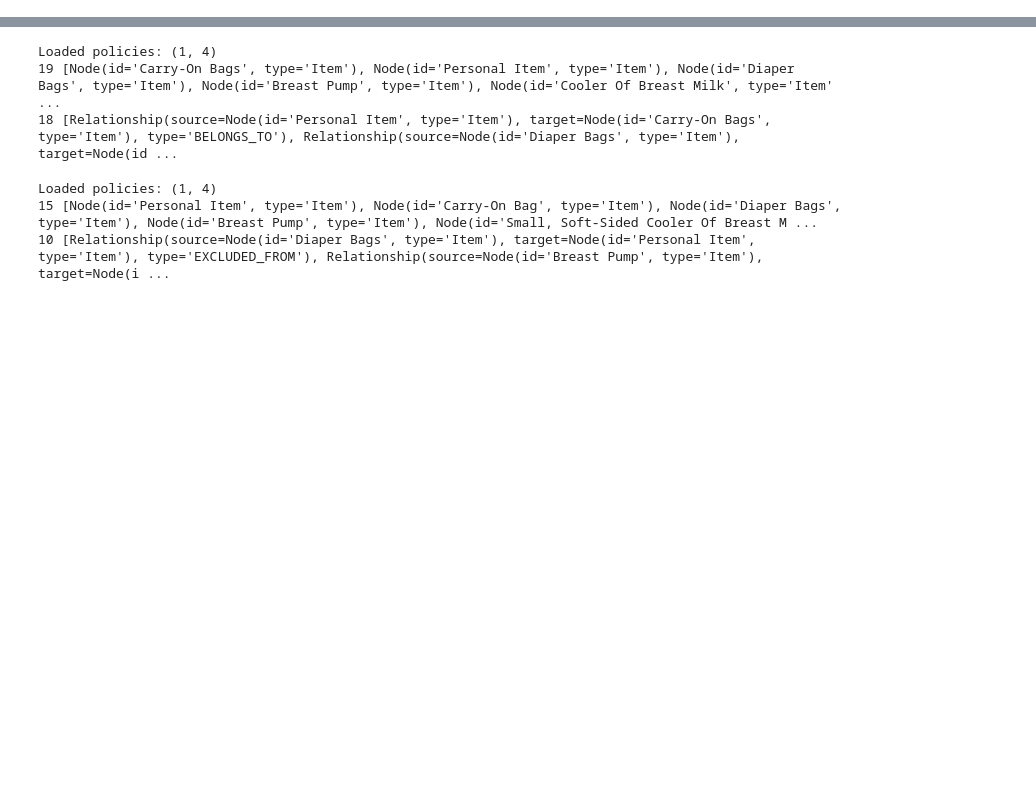
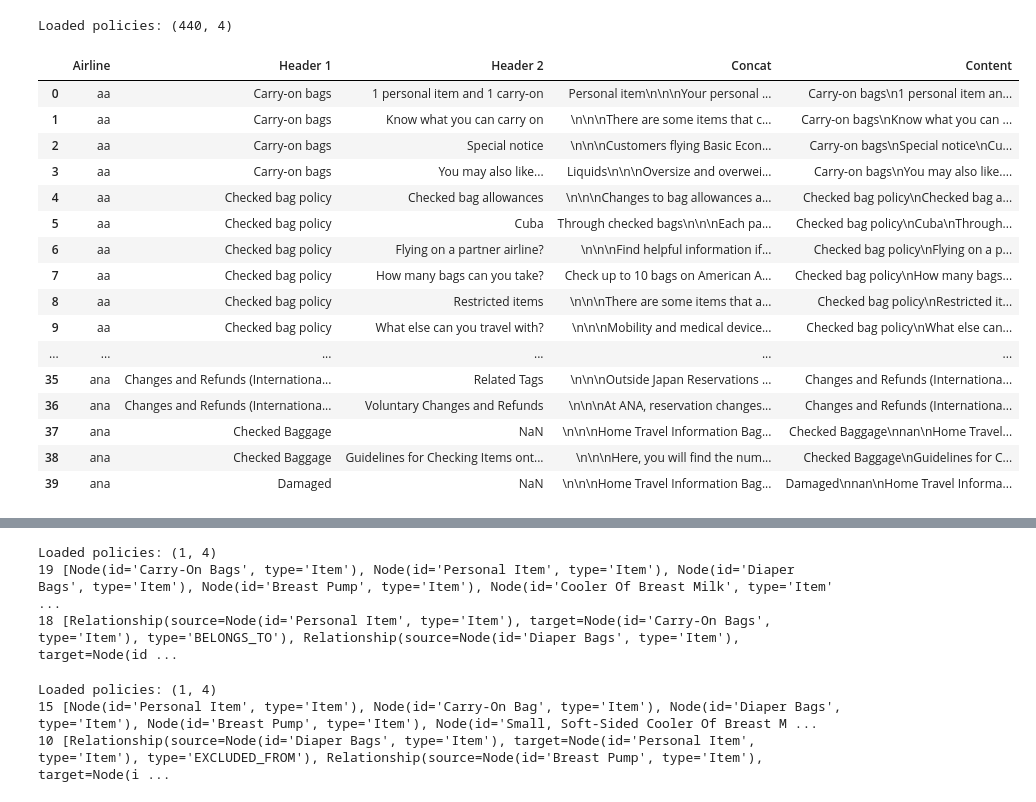
Before and after one commit to kaybao062/nlp_airline_project, a Jupyter notebook: notebooks/llm/compare-llms.ipynb, the cells around one changed output, grey strips where cells are left out. Cells and saved outputs as stored; diff of their text form; code cells hidden in the pictures; blank space fills up the shorter version.

```diff
--- a/notebooks/llm/compare-llms.ipynb
+++ b/notebooks/llm/compare-llms.ipynb
@@ -61,3 +61,27 @@ def convert_to_graph_documents(df: pd.DataFrame, page_content_column: str = "Con
         except:
             graph_documents += [None]
     return graph_documents
+# %%
+from pprint import pprint
+
+policies_df = load_policies(start_index=0, limit=1000)
+policies_df[0:40]
+# %% [output]
+Loaded policies: (440, 4)
+|  | Airline | Header 1 | Header 2 | Concat | Content |
+| 0 | aa | Carry-on bags | 1 personal item and 1 carry-on | Personal item\n\n\nYour personal ... | Carry-on bags\n1 personal item an... |
+| 1 | aa | Carry-on bags | Know what you can carry on | \n\n\nThere are some items that c... | Carry-on bags\nKnow what you can ... |
+| 2 | aa | Carry-on bags | Special notice | \n\n\nCustomers flying Basic Econ... | Carry-on bags\nSpecial notice\nCu... |
+| 3 | aa | Carry-on bags | You may also like... | Liquids\n\n\nOversize and overwei... | Carry-on bags\nYou may also like.... |
+| 4 | aa | Checked bag policy | Checked bag allowances | \n\n\nChanges to bag allowances a... | Checked bag policy\nChecked bag a... |
+| 5 | aa | Checked bag policy | Cuba | Through checked bags\n\n\nEach pa... | Checked bag policy\nCuba\nThrough... |
+| 6 | aa | Checked bag policy | Flying on a partner airline? | \n\n\nFind helpful information if... | Checked bag policy\nFlying on a p... |
+| 7 | aa | Checked bag policy | How many bags can you take? | Check up to 10 bags on American A... | Checked bag policy\nHow many bags... |
+| 8 | aa | Checked bag policy | Restricted items | \n\n\nThere are some items that a... | Checked bag policy\nRestricted it... |
+| 9 | aa | Checked bag policy | What else can you travel with? | \n\n\nMobility and medical device... | Checked bag policy\nWhat else can... |
+| ... | ... | ... | ... | ... | ... |
+| 35 | ana | Changes and Refunds (Internationa... | Related Tags | \n\n\nOutside Japan Reservations ... | Changes and Refunds (Internationa... |
+| 36 | ana | Changes and Refunds (Internationa... | Voluntary Changes and Refunds | \n\n\nAt ANA, reservation changes... | Changes and Refunds (Internationa... |
+| 37 | ana | Checked Baggage | NaN | \n\n\nHome Travel Information Bag... | Checked Baggage\nnan\nHome Travel... |
+| 38 | ana | Checked Baggage | Guidelines for Checking Items ont... | \n\n\nHere, you will find the num... | Checked Baggage\nGuidelines for C... |
+| 39 | ana | Damaged | NaN | \n\n\nHome Travel Information Bag... | Damaged\nnan\nHome Travel Informa... |
```
Also changed, not shown: parts of 6 cells of this notebook, 22 other files.
